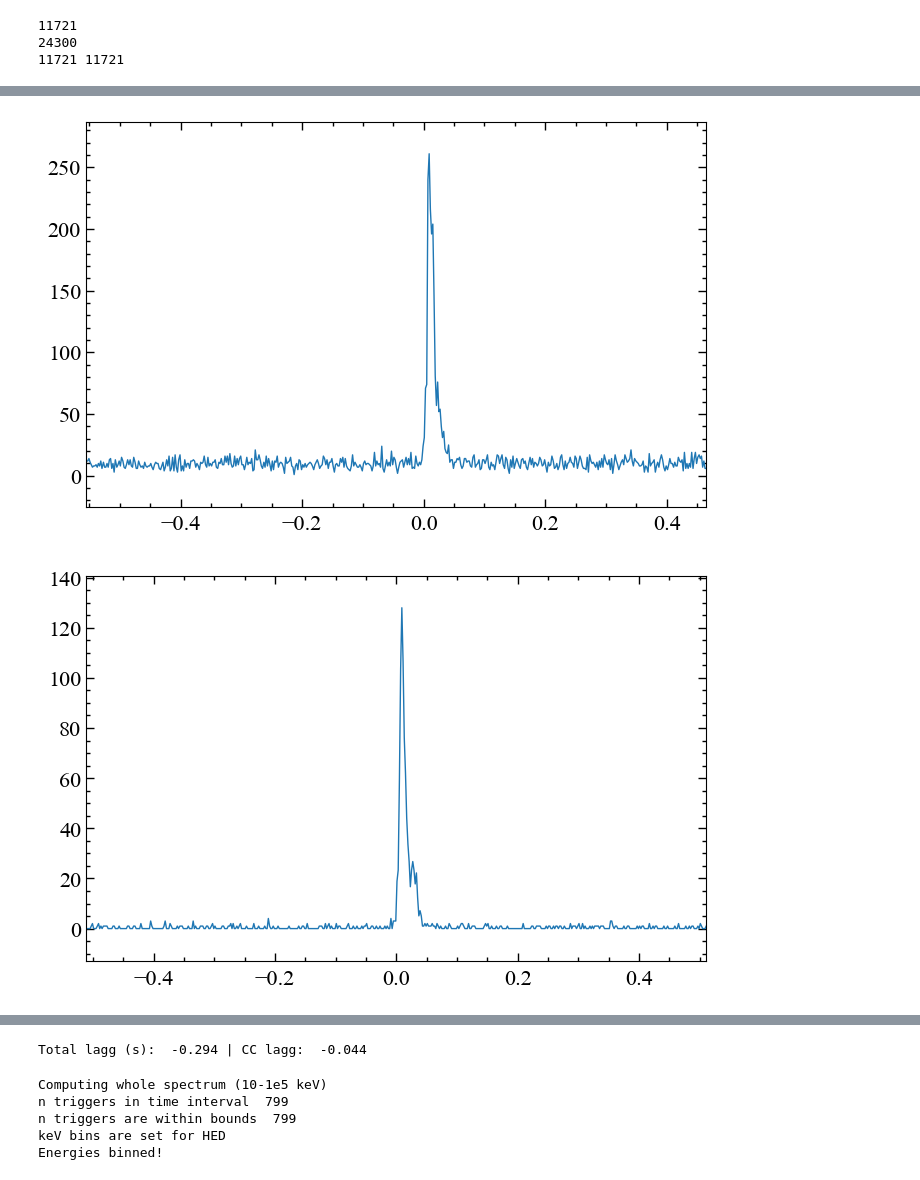
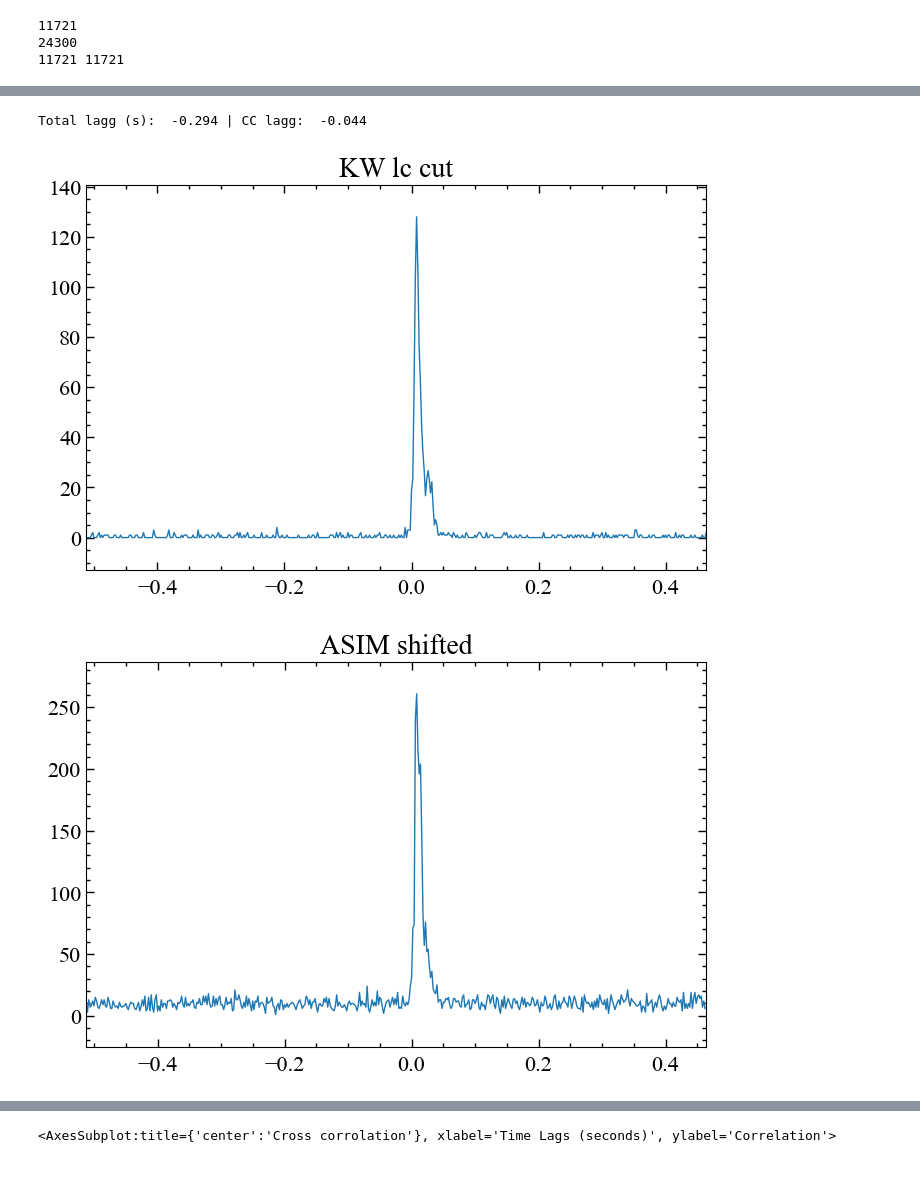
Before and after one commit to AndreasRamsli/GRB, a Jupyter notebook: xspec/ASIM/GRB190206ExtractASIM.ipynb, the cells around one changed output, grey strips where cells are left out. Drawn from its saved outputs; the diff is of its cells as text; code cells hidden in the pictures.

```diff
--- a/xspec/ASIM/GRB190206ExtractASIM.ipynb
+++ b/xspec/ASIM/GRB190206ExtractASIM.ipynb
@@ -112,13 +111,41 @@ asimLC.plot()
 # %%
 CC = CrossCorrelation(kw_lc,asimLC,mode="full")
 CClagg=CC.time_shift
-asimShiftLC = asimLC.shift(CClagg)
-asimShiftLC.plot()
-kw_lc.plot()
-#CC.plot(labels=['Time Lags (seconds)','Correlation'],title="Cross corrolation of ASIM and KW LC",save=True,filename="/Home/siv30/wad005/master/GRB/pyplots/CrossCorrolation/GRB190206A")
-CC.plot(labels=['Time Lags (seconds)','Correlation'])
 tlagg = CClagg + laggApprox
 print("Total lagg (s): ", tlagg, "| CC lagg: ", CClagg)
+asimShiftLC = asimLC.shift(CClagg)
+#have to make sure the two lightcurves start at the same time and end at the same time
+
+def CompareLC(kw_lc=None,asimShiftLC=None):
+    if kw_lc.bin_lo[0]>asimShiftLC.bin_lo[0]:
+        i = find_nearest(asimShiftLC.bin_lo,kw_lc.bin_lo[0])
+        if kw_lc.bin_lo[-1]>asimShiftLC.bin_lo[-1]:
+            j = find_nearest(kw_lc.bin_lo,asimShiftLC.bin_lo[-1])
+            kwCompare = LC(time=kw_lc.bin_lo[:j+1],counts=kw_lc.counts[:j+1])
+            asimCompare = LC(time=asimShiftLC.bin_lo[i:],counts=asimShiftLC.counts[i:])
+        else:
+            j = find_nearest(asimShiftLC.bin_lo,kw_lc.bin_lo[-1])
+            kwCompare = LC(time=kw_lc.bin_lo,counts=kw_lc.counts)
+            asimCompare = LC(time=asimShiftLC.bin_lo[i:j+1],counts=asimShiftLC.counts[i:j+1])
+    else:
+        i = find_nearest(kw_lc.bin_lo,asimShiftLC.bin_lo[0])
+        if kw_lc.bin_lo[-1]>asimShiftLC.bin_lo[-1]:
+            j = find_nearest(kw_lc.bin_lo,asimShiftLC.bin_lo[-1])
+
+            kwCompare = LC(time=kw_lc.bin_lo[:j+1],counts=kw_lc.counts[:j+1])
+            asimCompare = LC(time=asimShiftLC.bin_lo,counts=asimShiftLC.counts)
+        else:
+            j = find_nearest(asimShiftLC.bin_lo,kw_lc.bin_lo[-1])
+            kwCompare = LC(time=kw_lc.bin_lo[i:],counts=kw_lc.counts[:j+1])
+            asimCompare = LC(time=asimShiftLC.bin_lo[:j+1],counts=asimShiftLC.counts[:j+1])
+    return kwCompare,asimCompare
+
+kwCompare.plot(title="KW lc cut")
+#asimShiftLC.plot(title="ASIM shifted by {} s".format(tlagg))
+asimCompare.plot(title="ASIM shifted")
+#CC.plot(labels=['Time Lags (seconds)','Correlation'],title="Cross corrolation of ASIM and KW LC",save=True,filename="/Home/siv30/wad005/master/GRB/pyplots/CrossCorrolation/GRB190206A")
+CC.plot(title="Cross corrolation",labels=['Time Lags (seconds)','Correlation'])
 # %% [output]
+Total lagg (s):  -0.294 | CC lagg:  -0.044
-[figure, old version]
+[figure, new version]
-[figure, old version]
+[figure, new version]
@@ -126 +153 @@ print("Total lagg (s): ", tlagg, "| CC lagg: ", CClagg)
-Total lagg (s):  -0.294 | CC lagg:  -0.044
+<AxesSubplot:title={'center':'Cross corrolation'}, xlabel='Time Lags (seconds)', ylabel='Correlation'>
@@ -130,12 +153,0 @@ ASIM_df["tus"] = ASIM_df["tus"].to_numpy() + tlagg*1e6
-# %%
-keV_df = keV_hist(df=ASIM_df,time_interval=(0,0.064),
-                 keV_interval="max",
-                 duration=0.064,
-                 )
-#All triggers in the time_interval are kept
-# %% [output]
-Computing whole spectrum (10-1e5 keV)
-n triggers in time interval  799
-n triggers are within bounds  799
-keV bins are set for HED
-Energies binned!
```
Also changed, not shown: parts of 26 cells of this notebook, 35 other files.
